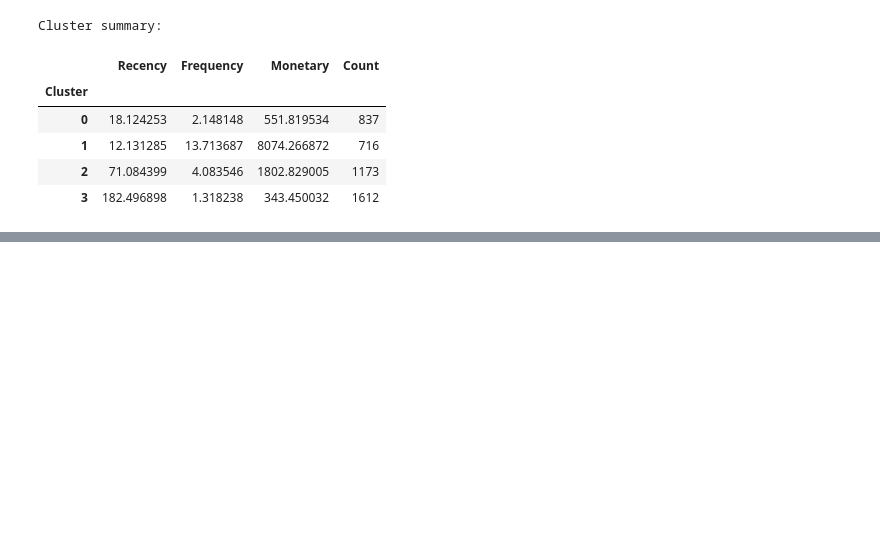
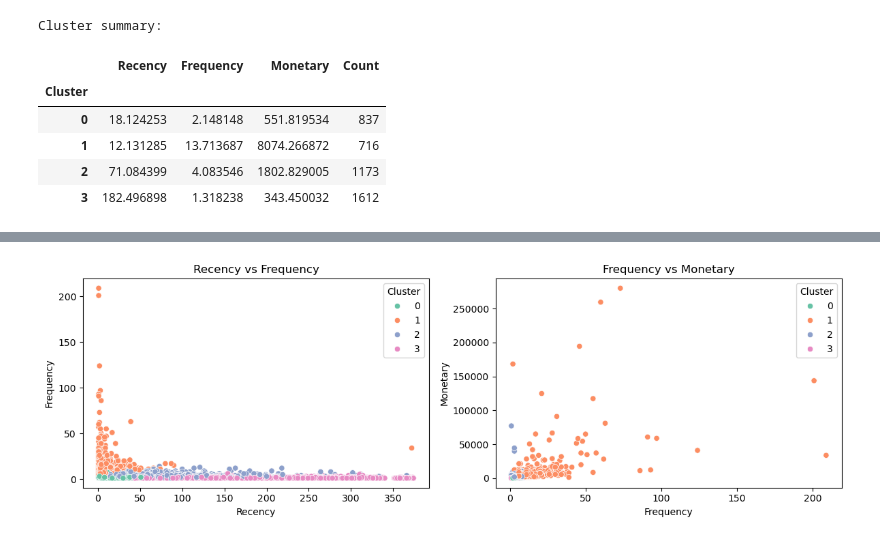
Before and after one commit to patel-tanmay/aws-customer-segmentation, a Jupyter notebook: notebooks/rfm_analysis.ipynb, the cells around one changed output, grey strips where cells are left out. Saved outputs shown, nothing was run; the diff lists cells and outputs as text; code cells hidden in the pictures; blank space fills up the shorter version.

```diff
--- a/notebooks/rfm_analysis.ipynb
+++ b/notebooks/rfm_analysis.ipynb
@@ -288,0 +305,16 @@ Cluster summary:
+# %%
+import seaborn as sns
+
+plt.figure(figsize=(12,4))
+plt.subplot(1,2,1)
+sns.scatterplot(x='Recency', y='Frequency', hue='Cluster', data=rfm_final, palette='Set2')
+plt.title('Recency vs Frequency')
+
+plt.subplot(1,2,2)
+sns.scatterplot(x='Frequency', y='Monetary', hue='Cluster', data=rfm_final, palette='Set2')
+plt.title('Frequency vs Monetary')
+
+plt.tight_layout()
+plt.show()
+# %% [output]
+[figure, added]
```
Also changed, not shown: parts of 4 cells of this notebook, 8 other files.
